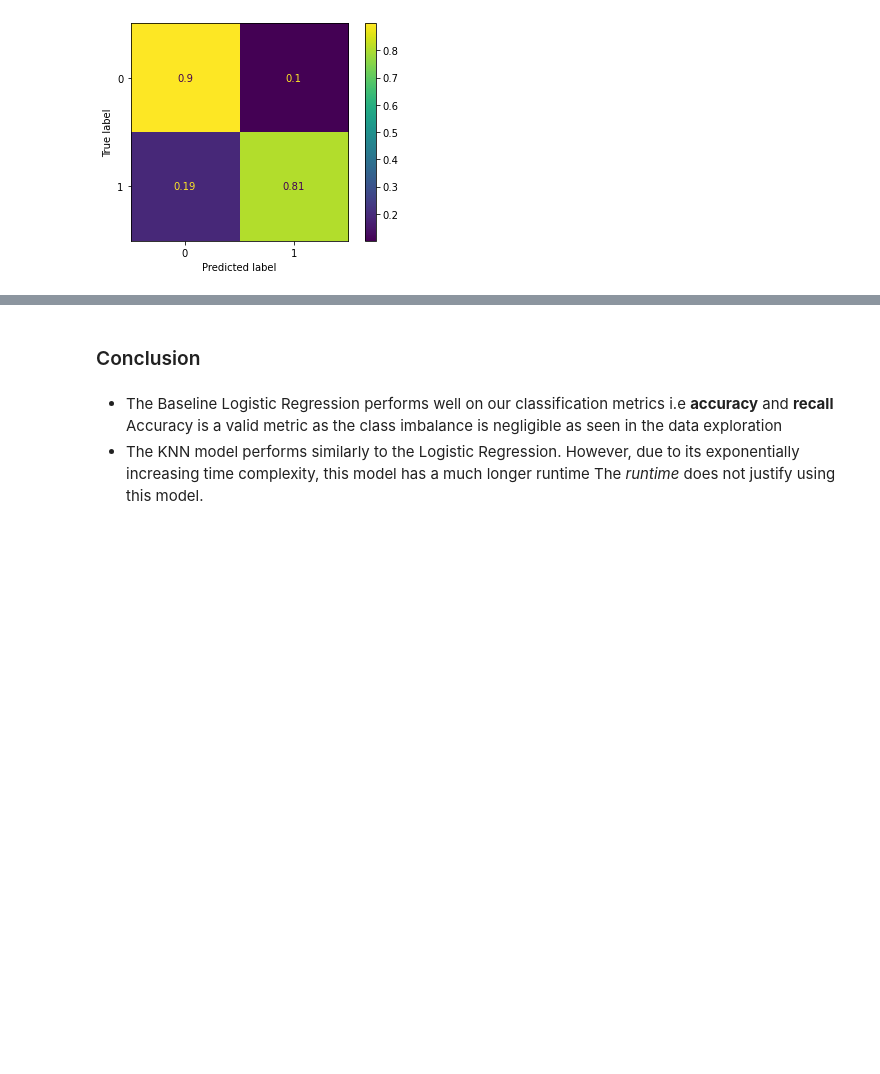
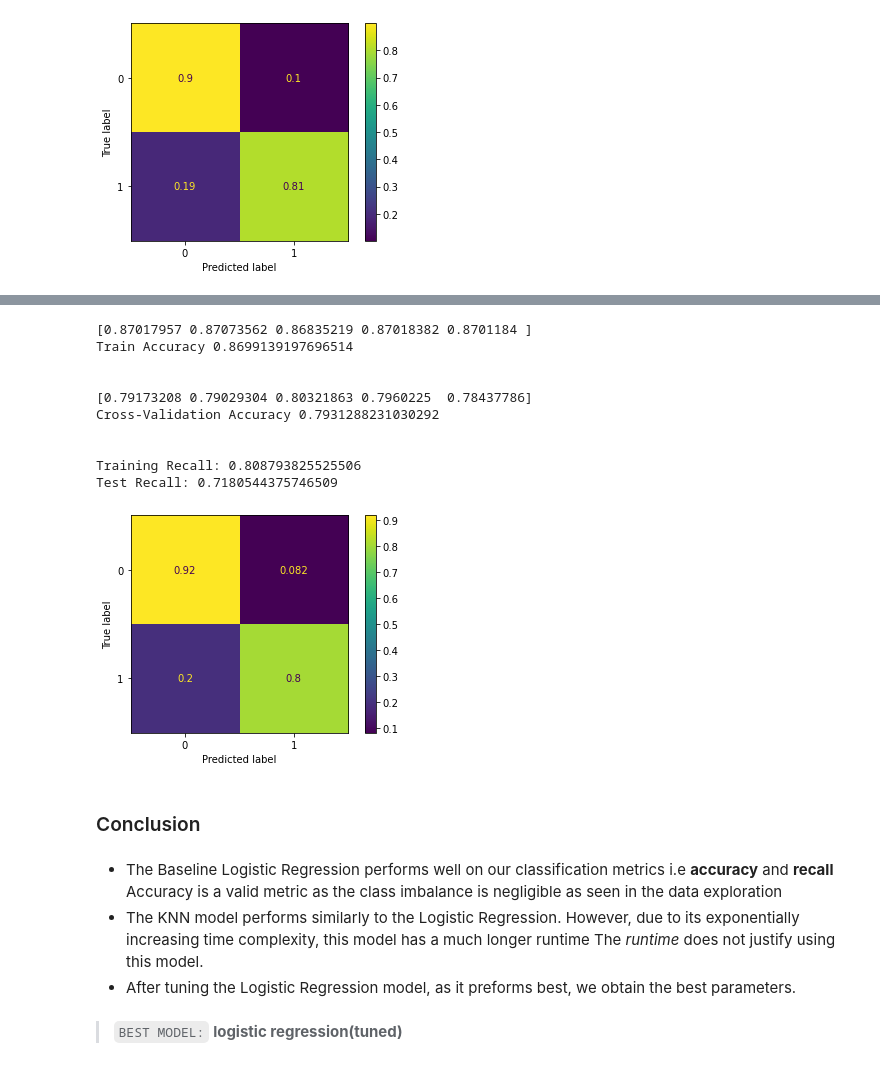
Before and after one commit to R3TR0Quan/tanzania-wells-classification, a Jupyter notebook: modelling.ipynb, the cells around one changed output, grey strips where cells are left out. Cells and saved outputs as stored; diff of their text form; code cells hidden in the pictures; blank space fills up the shorter version.

```diff
--- a/modelling.ipynb
+++ b/modelling.ipynb
@@ -366,0 +388,13 @@ Test Recall: 0.7250421479727291
+# %%
+#parameter grid
+params = {
+    'logreg__penalty': ['l1', 'l2', 'elasticnet'],
+    'logreg__C': [0.01, 0.1, 1, 10],
+    'logreg__solver': ['newton-cg', 'lbfgs']}
+#Perform Grid Search
+grid_search_lr0 = GridSearchCV(logreg_pipe0, params, cv=5)
+grid_search_lr0.fit(X_train, y_train)
+
+#Evaluate gridsearch
+print(f'Best Hyperparameters: {grid_search_lr0.best_params_}')
+print(f'Best Score: {grid_search_lr0.best_score_}')
@@ -366,0 +406,11 @@ Test Recall: 0.7250421479727291
+# %%
+#Best pipeline
+ideal_pipe = Pipeline(steps=[
+    ('prep', preprocessor),
+    ('log_reg_best', LogisticRegression(penalty='l2',
+                                        C=1,
+                                        solver='newton-cg' ))
+])
+# %%
+#fit ideal pipeline
+ideal_pipe.fit(X_train, y_train)
@@ -367,3 +435,18 @@ Test Recall: 0.7250421479727291
+# %%
+# cross val evaluation
+cross_val_evaluate(ideal_pipe, X_train, y_train)
+# %% [output]
+[0.87017957 0.87073562 0.86835219 0.87018382 0.8701184 ]
+Train Accuracy 0.8699139197696514
+
+
+[0.79173208 0.79029304 0.80321863 0.7960225  0.78437786]
+Cross-Validation Accuracy 0.7931288231030292
+
+
+Training Recall: 0.808793825525506
+Test Recall: 0.7180544375746509
+[figure, added]
 # %% [markdown]
 ### Conclusion
 # %% [markdown]
@@ -371,3 +454,6 @@ Test Recall: 0.7250421479727291
 Accuracy is a valid metric as the class imbalance is negligible as seen in the data exploration
 * The KNN model performs similarly to the Logistic Regression. However, due to its exponentially increasing time complexity, this model has a much longer runtime
 The *runtime* does not justify using this model.
+* After tuning the Logistic Regression model, as it preforms best, we obtain the best parameters.
+# %% [markdown]
+> `BEST MODEL:` **logistic regression(tuned)**
```
Also changed, not shown: parts of 6 cells of this notebook, 4 other files.
